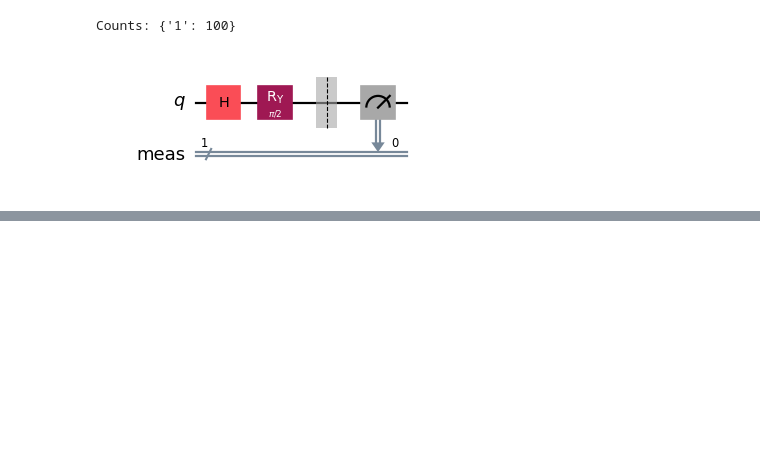
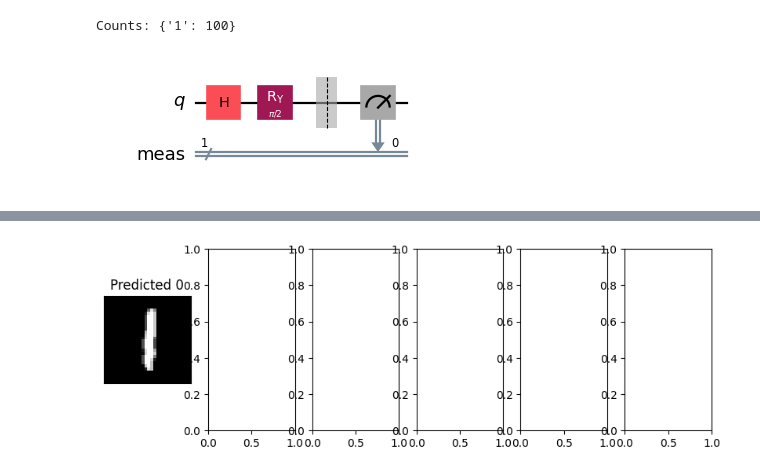
Before and after one commit to AnikBarua007/hqcnn_model, a Jupyter notebook: HQCNN_ANIK.ipynb, the cells around one changed output, grey strips where cells are left out. Drawn from its saved outputs; the diff is of its cells as text; code cells hidden in the pictures; blank space fills up the shorter version.

```diff
--- a/HQCNN_ANIK.ipynb
+++ b/HQCNN_ANIK.ipynb
@@ -251,2 +277,19 @@ plt.ylabel('Neg Log Likelihood Loss')
+# %%
+#test loader
+n_samples = 50
+X_test = datasets.MNIST(root='./data', train=False, download=True, transform=transforms.Compose([transforms.ToTensor()]))
+
+# Filter for labels 0 and 1
+idx = np.append(
+    np.where(X_test.targets == 0)[0][:n_samples],
+    np.where(X_test.targets == 1)[0][:n_samples]
+)
+
+# Subset the data and targets
+X_test.data = X_test.data[idx]
+X_test.targets = X_test.targets[idx]
+
+# Create DataLoader
+test_loader = torch.utils.data.DataLoader(X_test, batch_size=1, shuffle=True)
 # %%
 model.eval()
@@ -273,21 +317,19 @@ correct / len(test_loader)
 # %%
 n_samples_show = 6
 count = 0
-fig,
-axes = plt.subplots(nrows=1,
-ncols=n_samples_show,
-figsize=(10,
-3))
+fig,axes = plt.subplots(nrows=1,ncols=n_samples_show,figsize=(10,3))
 model.eval()
 with torch.no_grad():
-for batch_idx, (data, target) in enumerate(test_loader):
-if count == n_samples_show:
-break
-output = model(data)
-pred = output.argmax(dim=1,
-keepdim=True)
-axes[count].imshow(data[0].numpy().squeeze(), cmap='gray')
-axes[count].set_xticks([])
-axes[count].set_yticks([])
-axes[count].set_title('Predicted {}'.format(pred.item()))
-count += 1
+  for batch_idx, (data, target) in enumerate(test_loader):
+    if count == n_samples_show:
+      break
+  output = model(data)
+  pred = output.argmax(dim=1,
+  keepdim=True)
+  axes[count].imshow(data[0].numpy().squeeze(), cmap='gray')
+  axes[count].set_xticks([])
+  axes[count].set_yticks([])
+  axes[count].set_title('Predicted {}'.format(pred.item()))
+  count += 1
+# %% [output]
+[figure, added]
```
Also changed, not shown: parts of 8 cells of this notebook.
